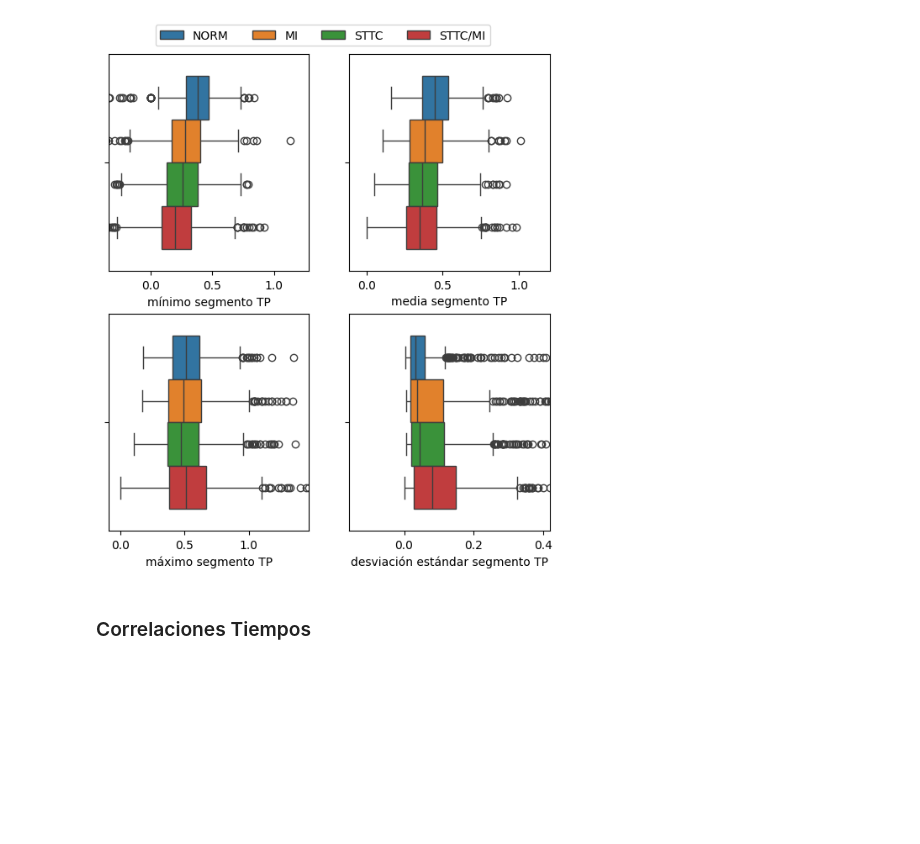
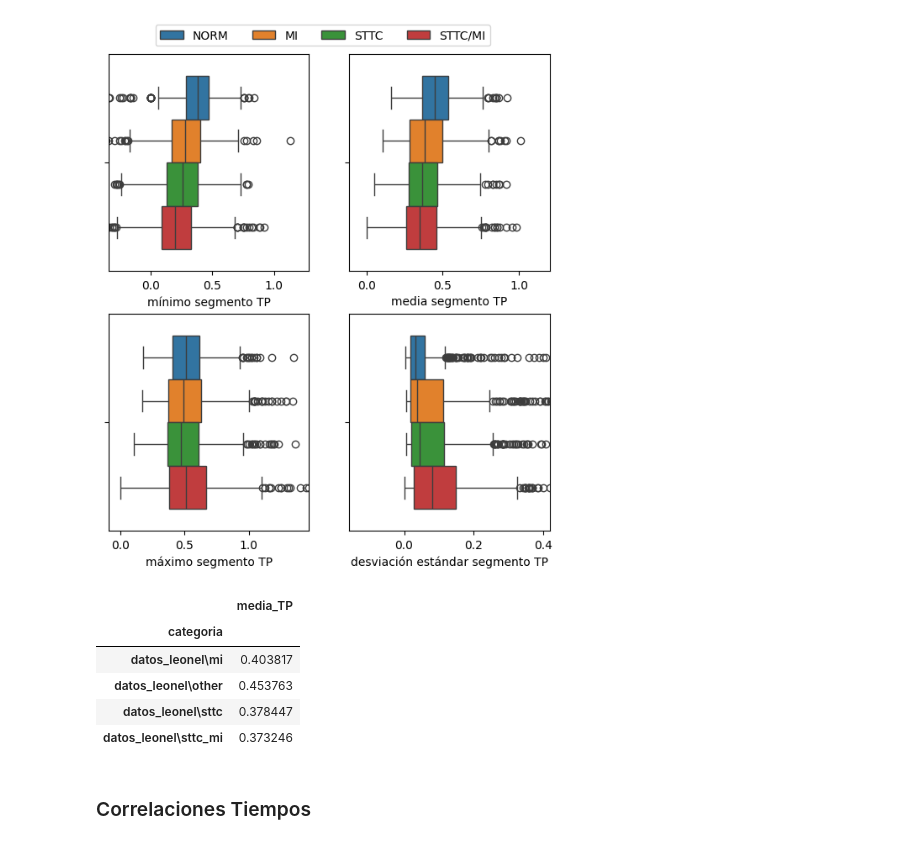
Before and after one commit to DavidMCV97/Tesis-ECG, a Jupyter notebook: Codigos/AED_imagenes.ipynb, the cells around one changed output. Saved outputs shown, nothing was run; the diff lists cells and outputs as text; code cells hidden in the pictures; blank space fills up the shorter version.

```diff
--- a/Codigos/AED_imagenes.ipynb
+++ b/Codigos/AED_imagenes.ipynb
@@ -579,6 +579,16 @@ plt.savefig('../imagenes/segmento_TP.png', dpi=300, bbox_inches='tight')
 plt.show()
 # %% [output]
 [figure]
+# %%
+columnas = ['categoria','media_TP']
+datos_tiempos[columnas].groupby('categoria').mean()
+# %% [output]
+|  | media_TP |
+| categoria |  |
+| datos_leonel\mi | 0.403817 |
+| datos_leonel\other | 0.453763 |
+| datos_leonel\sttc | 0.378447 |
+| datos_leonel\sttc_mi | 0.373246 |
 # %% [markdown]
 ### Correlaciones Tiempos
 # %%
```
Also changed, not shown: parts of 5 cells of this notebook, 4 other files.
